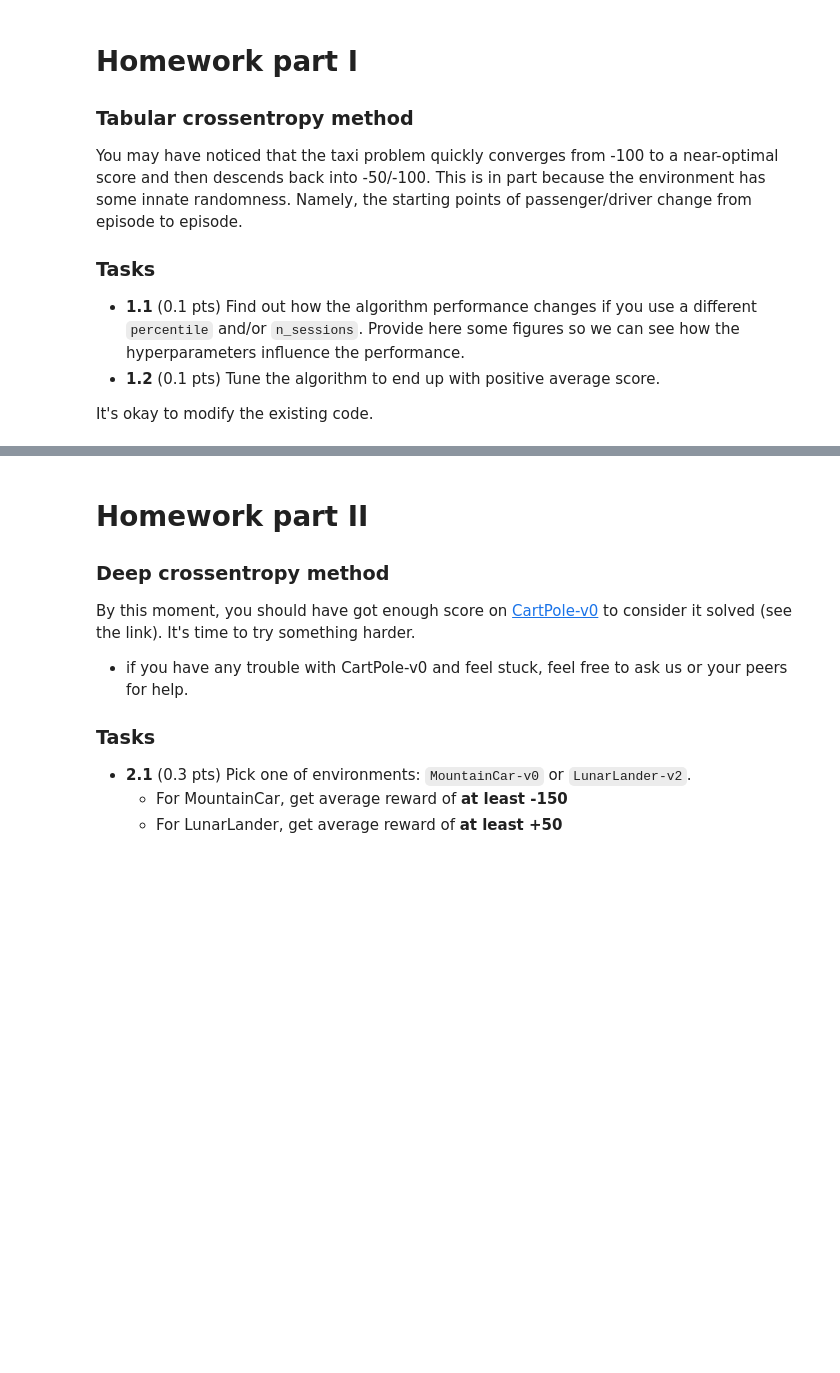
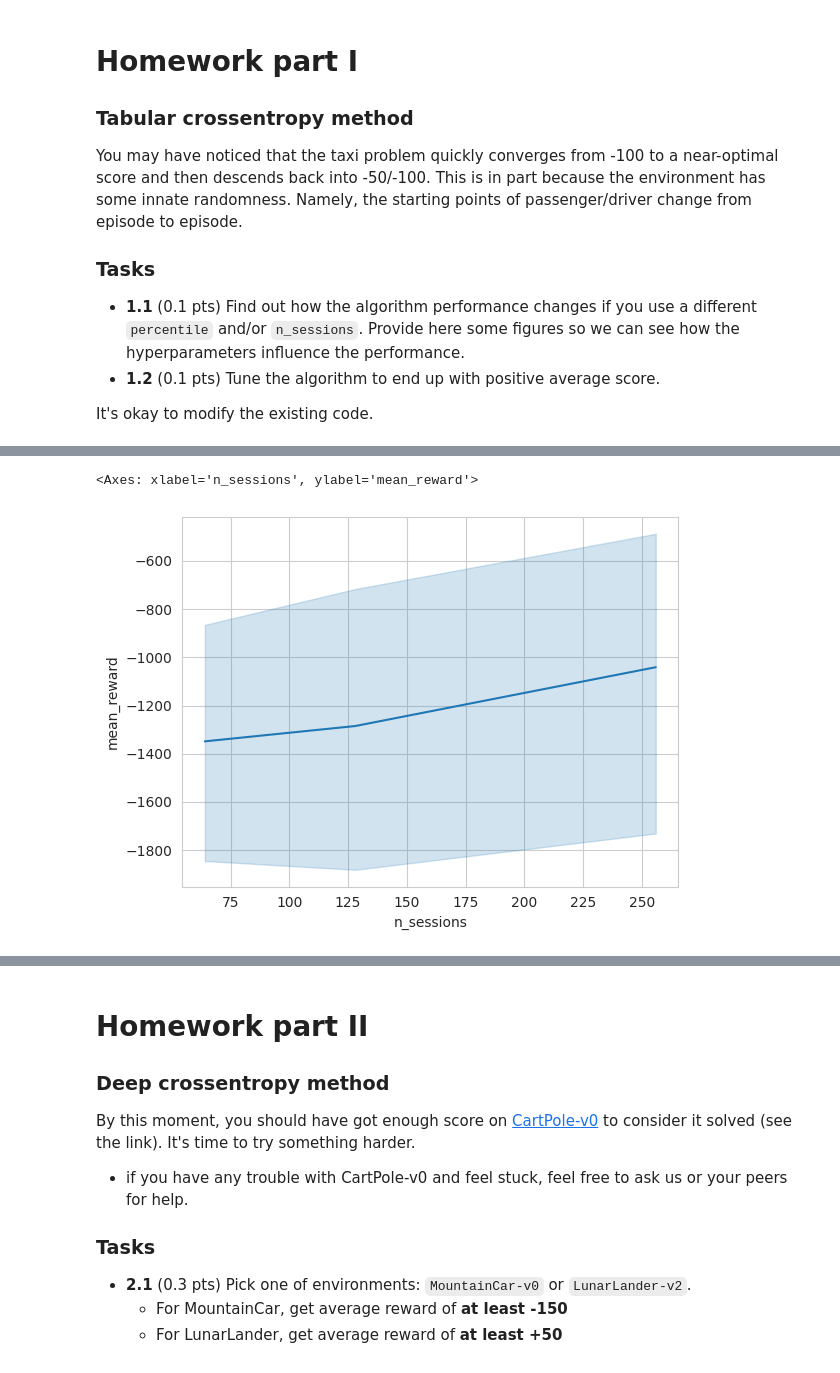
Before and after one commit to voorhs/rl, a Jupyter notebook: hw1/deep_crossentropy_method.ipynb, the cells around one changed output, grey strips where cells are left out. Saved outputs shown, nothing was run; the diff lists cells and outputs as text; code cells hidden in the pictures; blank space fills up the shorter version.

```diff
--- a/hw1/deep_crossentropy_method.ipynb
+++ b/hw1/deep_crossentropy_method.ipynb
@@ -356,3 +360,8 @@ for lr in lr_list:
             )
             logs.append(cur_log)
 json.dump(logs, open('logs.json', 'w'))
+# %%
+import json
+
+logs = json.load(open('logs.json', 'r'))
+len(logs)
@@ -358,0 +370,5 @@ json.dump(logs, open('logs.json', 'w'))
+# %%
+import pandas as pd
+
+df = pd.DataFrame.from_records(logs)
+df.head(10)
@@ -358,0 +387,8 @@ json.dump(logs, open('logs.json', 'w'))
+# %%
+import seaborn as sns
+sns.set_style('whitegrid')
+
+sns.lineplot(data=df, x='n_sessions', y='mean_reward')
+# %% [output]
+<Axes: xlabel='n_sessions', ylabel='mean_reward'>
+[figure, added]
```
Also changed, not shown: parts of 13 cells of this notebook, 2 other files.
